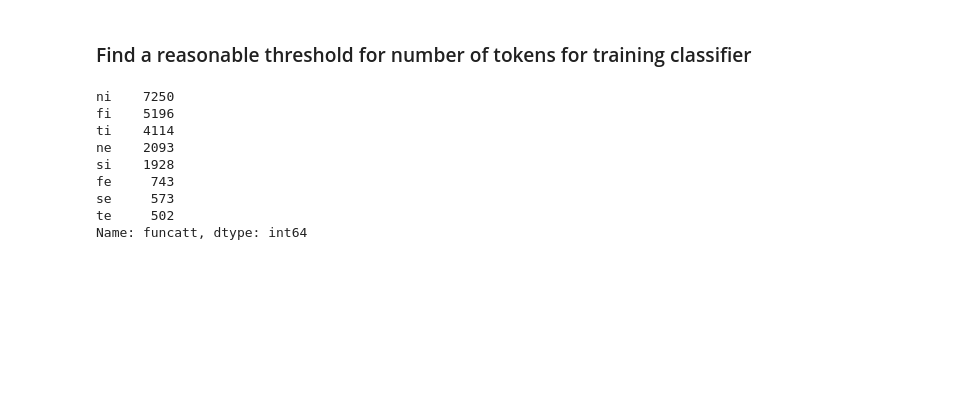
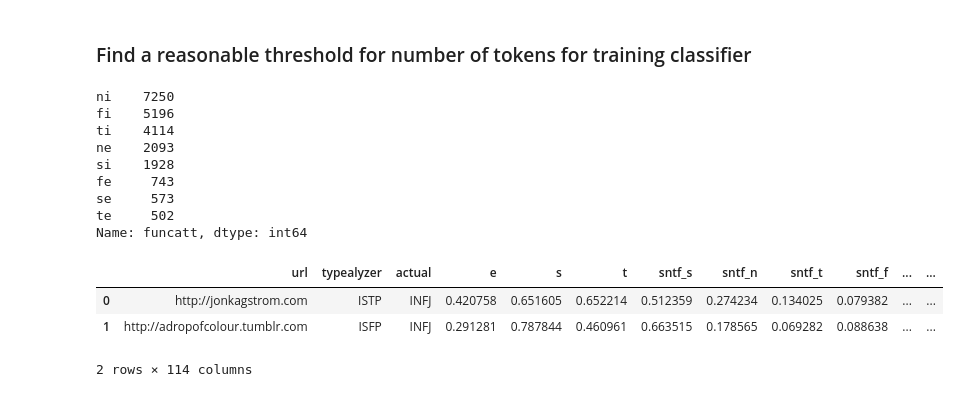
Before and after one commit to mattiasostmar/typealyzer-dataset-explorative-analytics, a Jupyter notebook: notebooks/preprocessing/enrich_typealyzer_survey_data.ipynb, the cells around one changed output. Drawn from its saved outputs; the diff is of its cells as text; code cells hidden in the pictures; blank space fills up the shorter version.

```diff
--- a/notebooks/preprocessing/enrich_typealyzer_survey_data.ipynb
+++ b/notebooks/preprocessing/enrich_typealyzer_survey_data.ipynb
@@ -282,3 +285,10 @@ fe     743
 se     573
 te     502
 Name: funcatt, dtype: int64
+# %%
+df.head(2)
+# %% [output]
+|  | url | typealyzer | actual | e | s | t | sntf_s | sntf_n | sntf_t | sntf_f | ... | ... |
+| 0 | http://jonkagstrom.com | ISTP | INFJ | 0.420758 | 0.651605 | 0.652214 | 0.512359 | 0.274234 | 0.134025 | 0.079382 | ... | ... |
+| 1 | http://adropofcolour.tumblr.com | ISFP | INFJ | 0.291281 | 0.787844 | 0.460961 | 0.663515 | 0.178565 | 0.069282 | 0.088638 | ... | ... |
+2 rows × 114 columns
```
Also changed, not shown: parts of 6 cells of this notebook.
